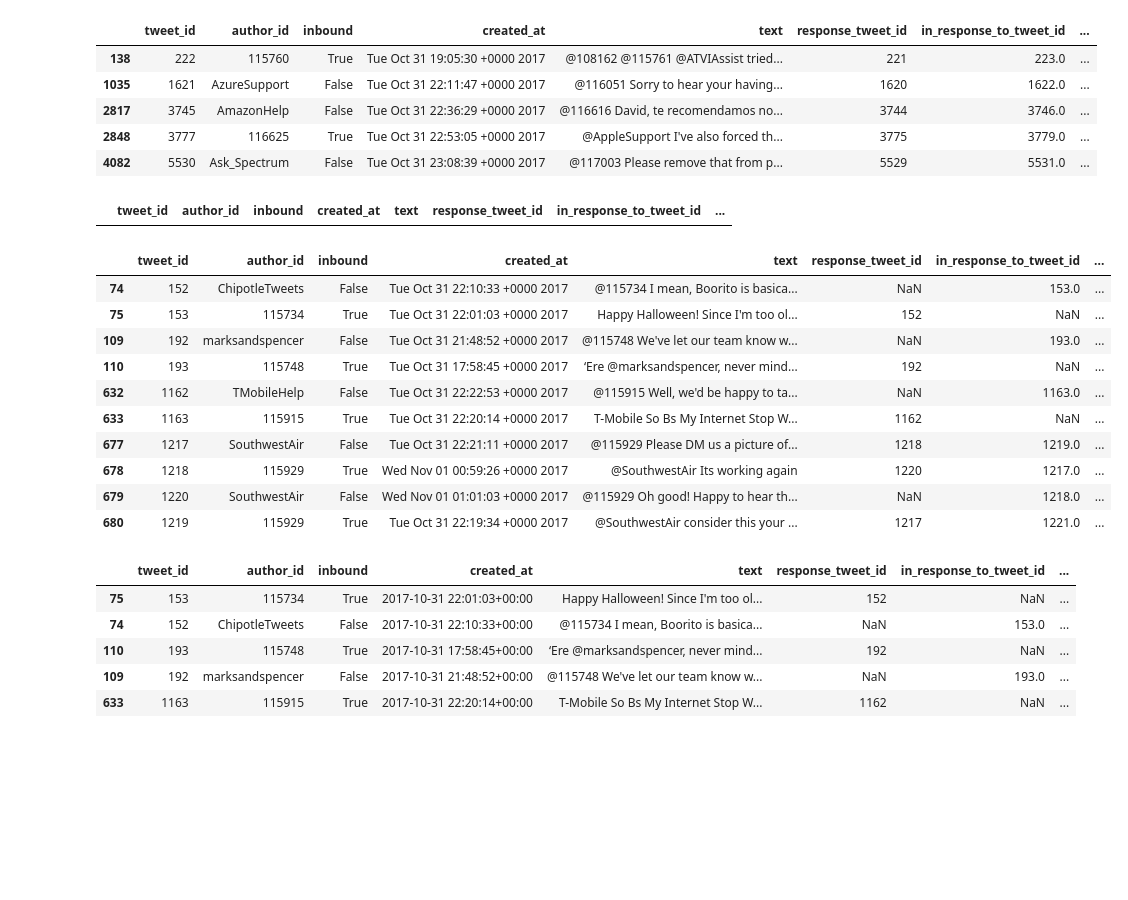
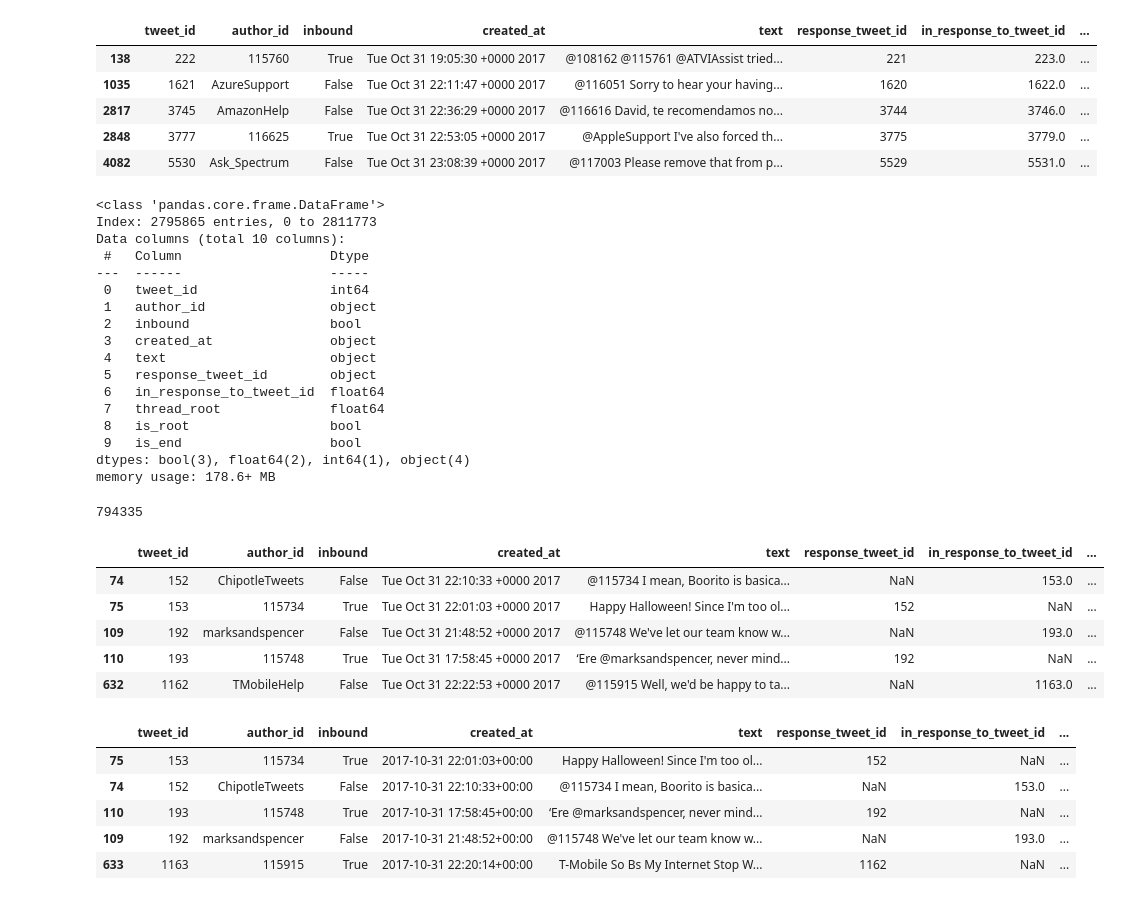
Before and after one commit to rudimentos/Social-Media_Machine-Learning_project, a Jupyter notebook: twcs_jyp.ipynb, the cells around one changed output. Drawn from its saved outputs; the diff is of its cells as text; code cells hidden in the pictures; blank space fills up the shorter version.

```diff
--- a/twcs_jyp.ipynb
+++ b/twcs_jyp.ipynb
@@ -92,31 +96,46 @@ Orphaned tweets: 3862 (0.1%)
 # %%
 orphan_thr = df_orphans['thread_root']
 df = df.loc[~df['thread_root'].isin(orphan_thr)]
-df[(df['thread_root'] ==1622)]
+df.info()
 # %% [output]
-|  | tweet_id | author_id | inbound | created_at | text | response_tweet_id | in_response_to_tweet_id | ... |
+<class 'pandas.core.frame.DataFrame'>
+Index: 2795865 entries, 0 to 2811773
+Data columns (total 10 columns):
+ #   Column                   Dtype
+---  ------                   -----
+ 0   tweet_id                 int64
+ 1   author_id                object
+ 2   inbound                  bool
+ 3   created_at               object
+ 4   text                     object
+ 5   response_tweet_id        object
+ 6   in_response_to_tweet_id  float64
+ 7   thread_root              float64
+ 8   is_root                  bool
+ 9   is_end                   bool
+dtypes: bool(3), float64(2), int64(1), object(4)
+memory usage: 178.6+ MB
+# %%
+df['thread_root'].nunique()
+# %% [output]
+794335
 # %%
 #find root tweets (inbound with no parent)
 twroot = df[df['in_response_to_tweet_id'].isna()]['tweet_id']
 
 #get sample before applying to whole dataset, since 3 mil rows is long to compute.
 sampled_roots = twroot.sample(n=20000, random_state=42)
 #Instead of sampling dataset directly, I sampled roots, otherwise threads would be truncated
 
 df_sample = df[df['thread_root'].isin(sampled_roots)].copy()
-df_sample.head(10)
+df_sample.head(5)
 # %% [output]
 |  | tweet_id | author_id | inbound | created_at | text | response_tweet_id | in_response_to_tweet_id | ... |
 | 74 | 152 | ChipotleTweets | False | Tue Oct 31 22:10:33 +0000 2017 | @115734 I mean, Boorito is basica... | NaN | 153.0 | ... |
 | 75 | 153 | 115734 | True | Tue Oct 31 22:01:03 +0000 2017 | Happy Halloween! Since I'm too ol... | 152 | NaN | ... |
 | 109 | 192 | marksandspencer | False | Tue Oct 31 21:48:52 +0000 2017 | @115748 We've let our team know w... | NaN | 193.0 | ... |
 | 110 | 193 | 115748 | True | Tue Oct 31 17:58:45 +0000 2017 | ‘Ere @marksandspencer, never mind... | 192 | NaN | ... |
 | 632 | 1162 | TMobileHelp | False | Tue Oct 31 22:22:53 +0000 2017 | @115915 Well, we'd be happy to ta... | NaN | 1163.0 | ... |
-| 633 | 1163 | 115915 | True | Tue Oct 31 22:20:14 +0000 2017 | T-Mobile So Bs My Internet Stop W... | 1162 | NaN | ... |
-| 677 | 1217 | SouthwestAir | False | Tue Oct 31 22:21:11 +0000 2017 | @115929 Please DM us a picture of... | 1218 | 1219.0 | ... |
-| 678 | 1218 | 115929 | True | Wed Nov 01 00:59:26 +0000 2017 | @SouthwestAir Its working again | 1220 | 1217.0 | ... |
-| 679 | 1220 | SouthwestAir | False | Wed Nov 01 01:01:03 +0000 2017 | @115929 Oh good! Happy to hear th... | NaN | 1218.0 | ... |
-| 680 | 1219 | 115929 | True | Tue Oct 31 22:19:34 +0000 2017 | @SouthwestAir consider this your ... | 1217 | 1221.0 | ... |
 # %%
 df_sample['created_at'] = pd.to_datetime(df_sample['created_at'], format='%a %b %d %H:%M:%S %z %Y', errors='coerce')
 df_sample = df_sample.sort_values(['thread_root', 'created_at'])
```
Also changed, not shown: parts of 13 cells of this notebook.
